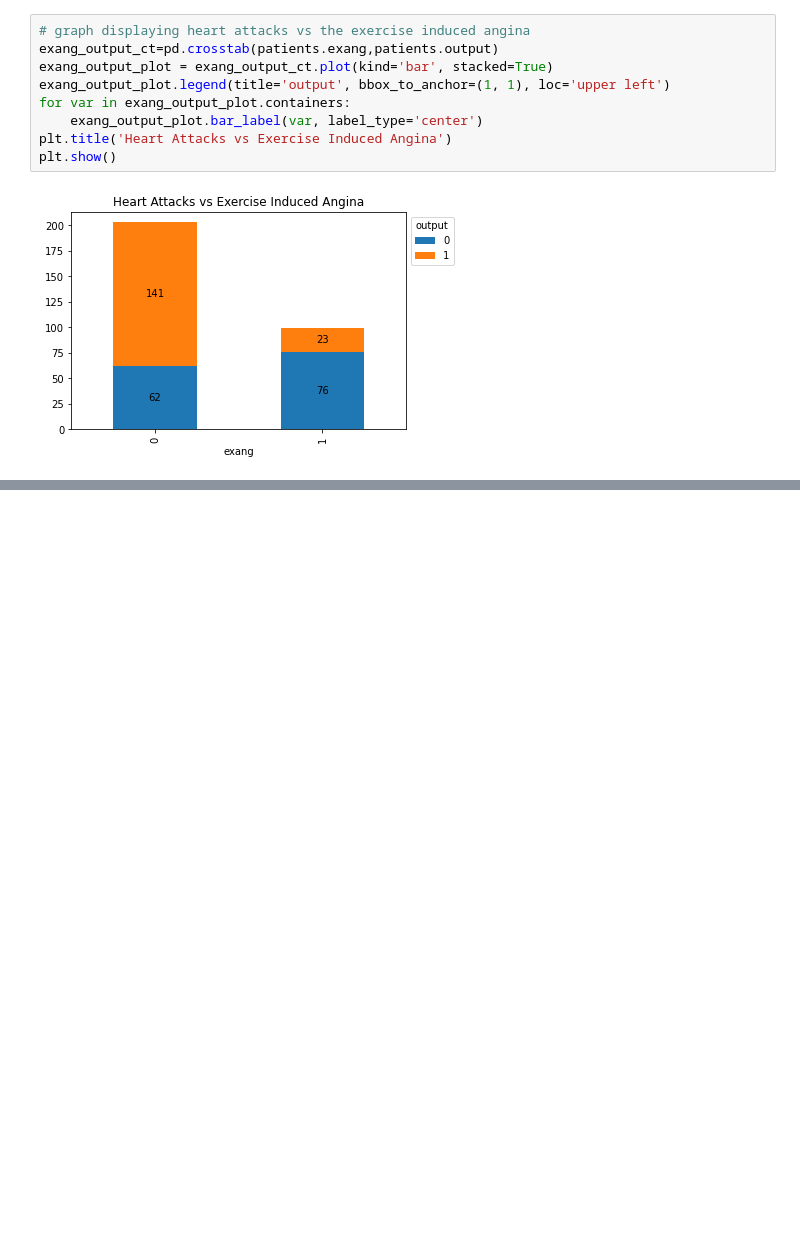
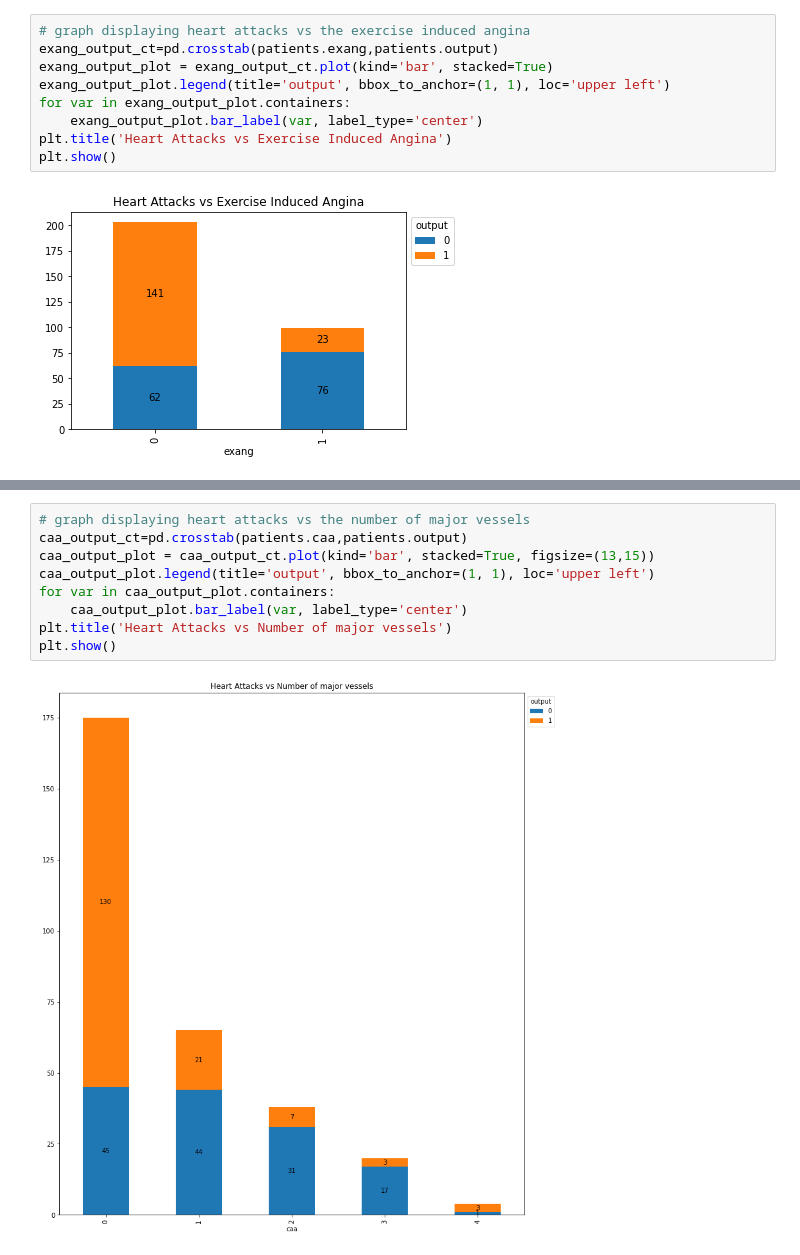
Before and after one commit to nethmi-1997/ML_Assignment2_IT19014296_IT19064932_IT19032252_IT19011912, a Jupyter notebook: heart-attack-prediction-IT19014296.ipynb, the cells around one changed output, grey strips where cells are left out. Drawn from its saved outputs; the diff is of its cells as text; blank space fills up the shorter version.

```diff
--- a/heart-attack-prediction-IT19014296.ipynb
+++ b/heart-attack-prediction-IT19014296.ipynb
@@ -391,0 +421,11 @@ plt.show()
+# %%
+# graph displaying heart attacks vs the number of major vessels
+caa_output_ct=pd.crosstab(patients.caa,patients.output)
+caa_output_plot = caa_output_ct.plot(kind='bar', stacked=True, figsize=(13,15))
+caa_output_plot.legend(title='output', bbox_to_anchor=(1, 1), loc='upper left')
+for var in caa_output_plot.containers:
+    caa_output_plot.bar_label(var, label_type='center')
+plt.title('Heart Attacks vs Number of major vessels')
+plt.show()
+# %% [output]
+[figure, added]
```
Also changed, not shown: parts of 3 cells of this notebook.
